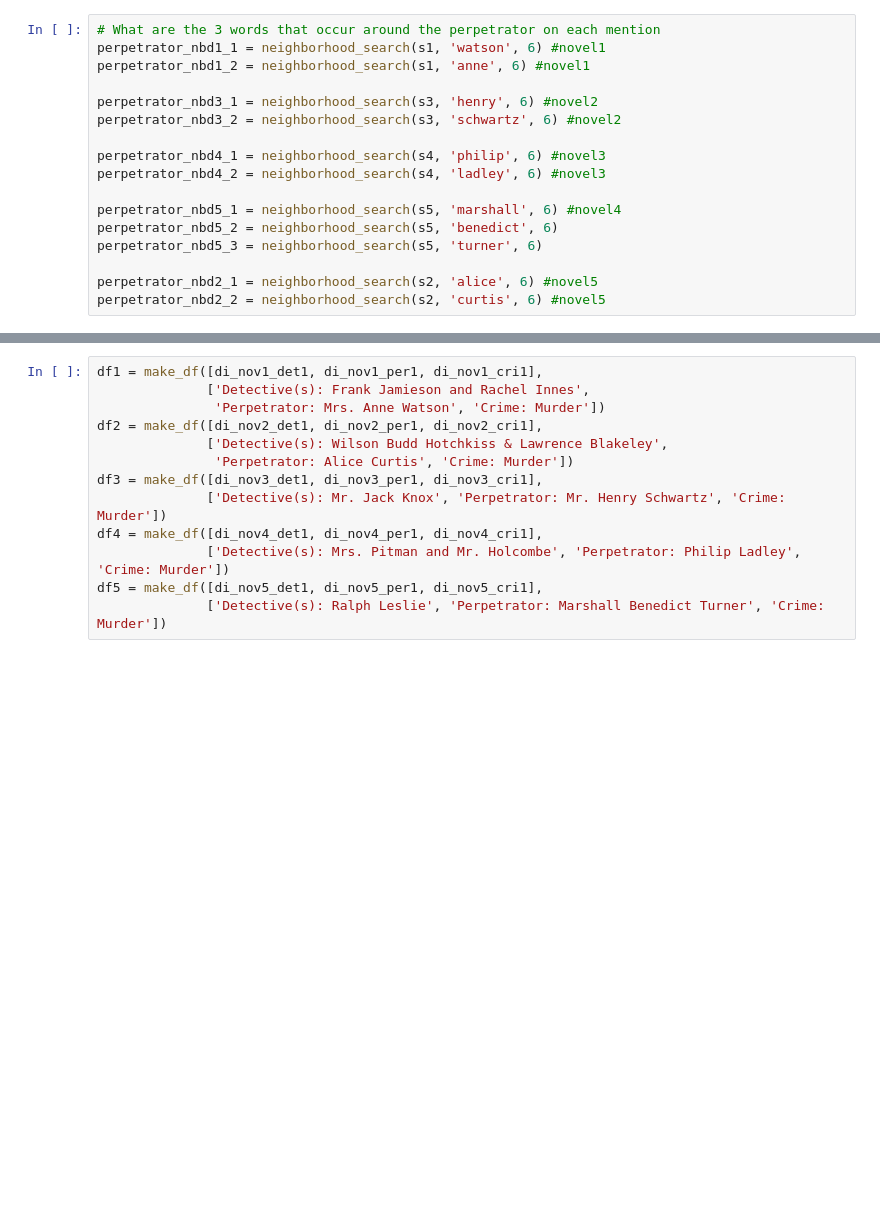
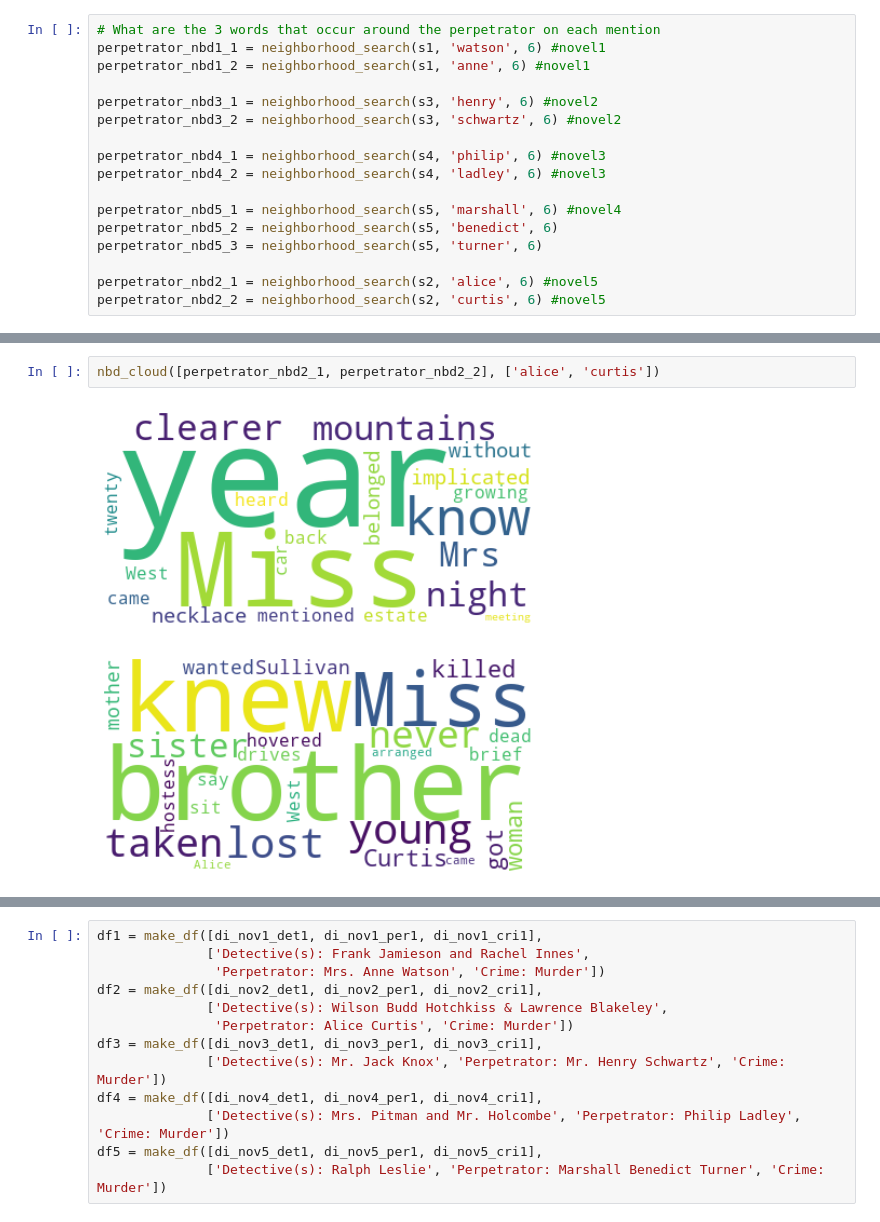
Before and after one commit to mmahbub/NLP-Projects, a Jupyter notebook: Project 1/rinehart_novel_analysis_using_regex.ipynb, the cells around one changed output, grey strips where cells are left out. Drawn from its saved outputs; the diff is of its cells as text; blank space fills up the shorter version.

```diff
--- a/Project 1/rinehart_novel_analysis_using_regex.ipynb
+++ b/Project 1/rinehart_novel_analysis_using_regex.ipynb
@@ -966,0 +941,5 @@ perpetrator_nbd4_1, perpetrator_nbd4_2
+# %%
+nbd_cloud([perpetrator_nbd2_1, perpetrator_nbd2_2], ['alice', 'curtis'])
+# %% [output]
+[figure, added]
+[figure, added]
```
Also changed, not shown: parts of 47 cells of this notebook.
